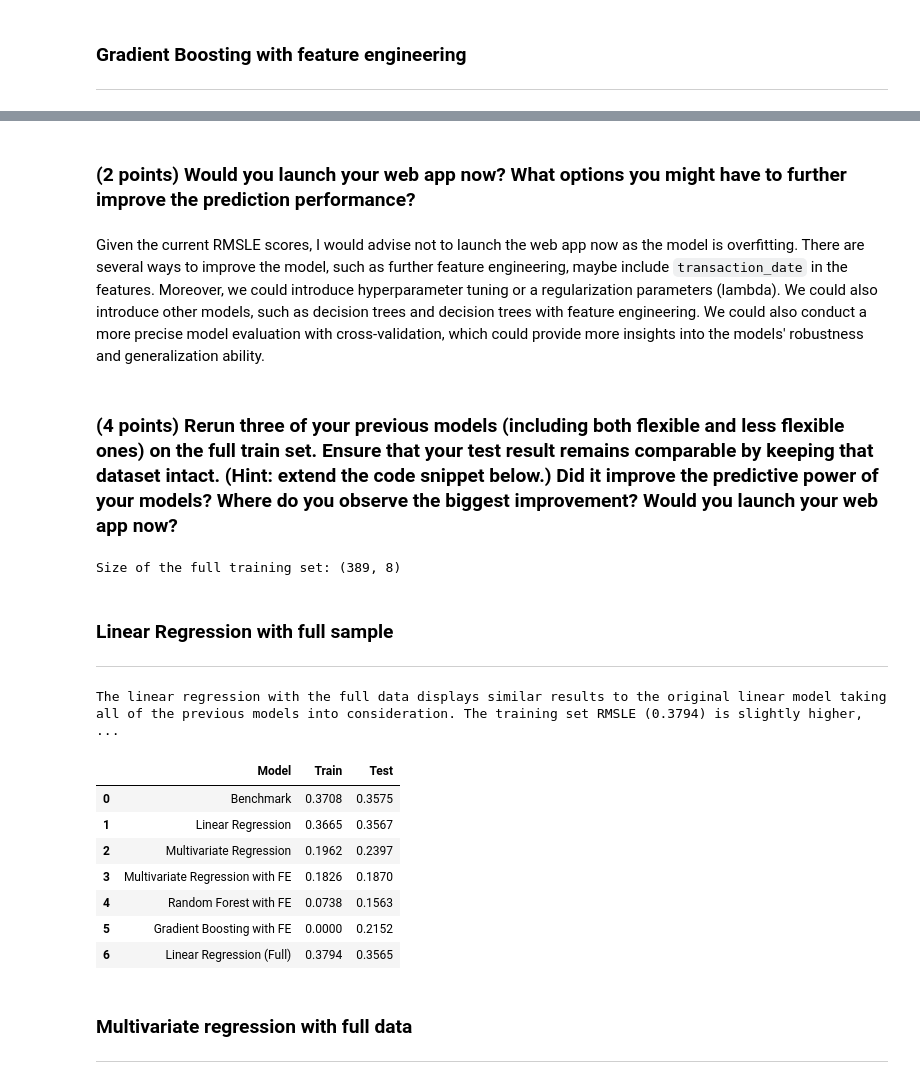
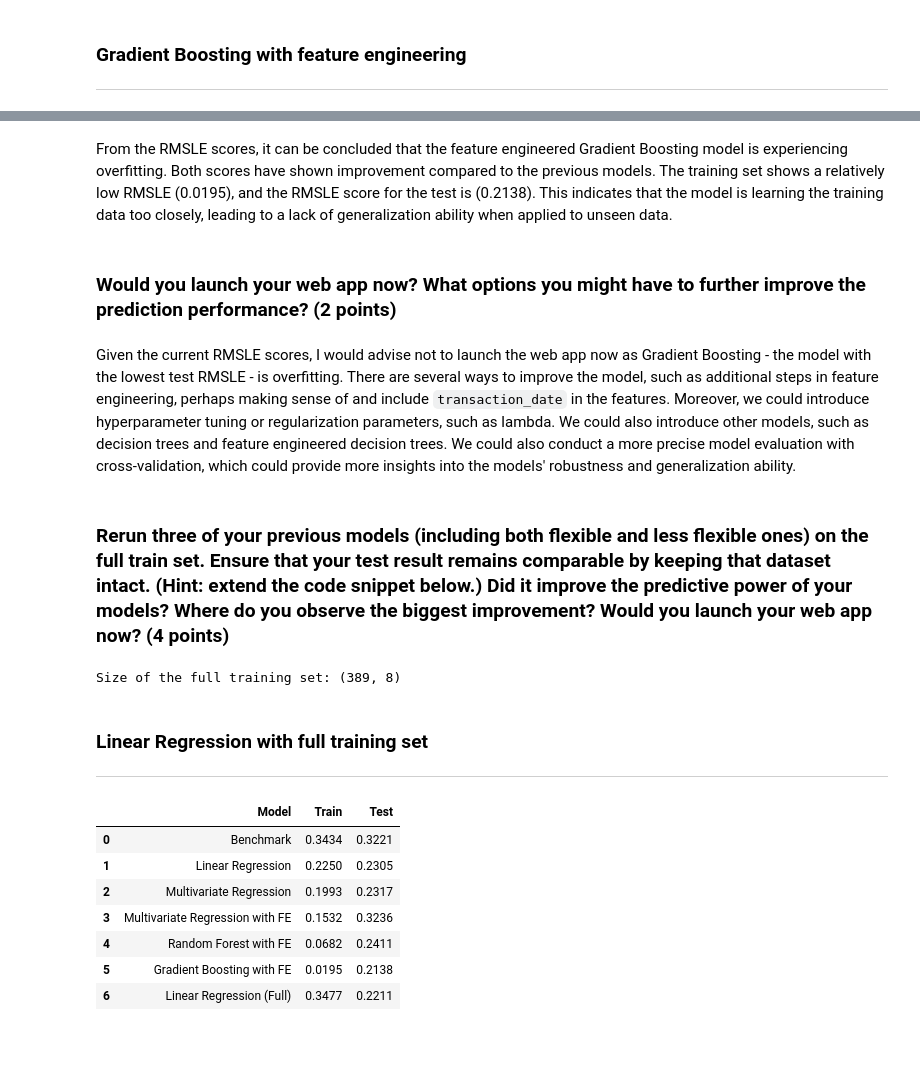
Before and after one commit to zsofiarebeka/ceu-ml1-ml2, a Jupyter notebook: Assignment 1/DS2_Assignment1_KATONA.ipynb, the cells around one changed output, grey strips where cells are left out. Saved outputs shown, nothing was run; the diff lists cells and outputs as text; code cells hidden in the pictures; blank space fills up the shorter version.

```diff
--- a/Assignment 1/DS2_Assignment1_KATONA.ipynb
+++ b/Assignment 1/DS2_Assignment1_KATONA.ipynb
@@ -79,6 +67,16 @@ Consdiering the impact of wrong predictions, an appropriate loss model for real
 # %%
-# Defining an alternative loss function
+# Defining the loss function (root mean squared logarithmic error)
 def calculateRMSLE(prediction, y_obs):
+    """
+    Calculate the Root Mean Squared Logarithmic Error (RMSLE) between the predicted values and the observed values.
+
+    Parameters:
+    - prediction: array-like, the predicted values.
+    - y_obs: array-like, the observed (true) values.
+
+    Returns:
+    - float: the RMSLE value rounded to four decimal places.
+    """
     return round(np.sqrt(
         np.mean(
                 (
@@ -115,14 +116,14 @@ As I have chosen only 3 features in total: `house_age`, `distance_to_the_nearest
 # %%
 from sklearn.linear_model import LinearRegression
 
-# Initialize the linear regression model
-lin_reg = LinearRegression().fit(X_train[["house_age"]], y_train)
+# Initializing the linear regression model
+lin_reg = LinearRegression().fit(X_train[["distance_to_the_nearest_MRT_station"]], y_train)
 
 # Predictions on training and testing sets
-train_predictions = lin_reg.predict(X_train[["house_age"]])
-test_predictions = lin_reg.predict(X_test[["house_age"]])
+train_predictions = lin_reg.predict(X_train[["distance_to_the_nearest_MRT_station"]])
+test_predictions = lin_reg.predict(X_test[["distance_to_the_nearest_MRT_station"]])
 
-# Calculating RMSLE for the training and testing sets
+# Calculating RMSLE for the training and test sets
 model_train_rmsle = calculateRMSLE(train_predictions, y_train)
 model_test_rmsle = calculateRMSLE(test_predictions, y_test)
 
@@ -130,11 +131,9 @@ model_test_rmsle = calculateRMSLE(test_predictions, y_test)
 model_result = pd.DataFrame([["Linear Regression", model_train_rmsle, model_test_rmsle]],
                             columns=["Model", "Train", "Test"])
 
-# Appending model_result to the existing results_df DataFrame
+# Appending the results to the existing results_df DataFrame
 results_df = pd.concat([results_df, model_result], ignore_index=True)
 
 # Displaying the updated results
-print(f"The linear model is performing slighlty better comparing to the simple benchmark. ({model_train_rmsle}) for the training set and ({model_test_rmsle}) \n for the test set. The test set is still performing weaker than the training \n set, suggesting that this model is slightly overfitted.")
-print(" "*10)
 results_df
 # %% [output]
@@ -263,6 +268,9 @@ features_fe = real_estate_sample[[
     "distance_to_city_center"
 ]]
 
+# Redeclaring the prng before the next split to obtain the same test set
+prng = np.random.RandomState(20240322)
+
 # Splitting the data again with the feature engineered variables
 X_train_fe, X_test_fe, y_train_fe, y_test_fe = train_test_split(features_fe, outcome, test_size=0.3, random_state=prng)
 
@@ -384,7 +388,9 @@ From the RMSLE scores, it can be concluded that the feature engineered Gradient
+# %% [markdown]
+From the RMSLE scores, it can be concluded that the feature engineered Gradient Boosting model is experiencing overfitting. Both scores have shown improvement compared to the previous models. The training set shows a relatively low RMSLE (0.0195), and the RMSLE score for the test is (0.2138). This indicates that the model is learning the training data too closely, leading to a lack of generalization ability when applied to unseen data.
 # %% [markdown]
-### (2 points) Would you launch your web app now? What options you might have to further improve the prediction performance?
+### Would you launch your web app now? What options you might have to further improve the prediction performance? (2 points)
 # %% [markdown]
-Given the current RMSLE scores, I would advise not to launch the web app now as the model is overfitting. There are several ways to improve the model, such as further feature engineering, maybe include `transaction_date` in the features. Moreover, we could introduce hyperparameter tuning or a regularization parameters (lambda). We could also introduce other models, such as decision trees and decision trees with feature engineering. We could also conduct a more precise model evaluation with cross-validation, which could provide more insights into the models' robustness and generalization ability.
+Given the current RMSLE scores, I would advise not to launch the web app now as Gradient Boosting - the model with the lowest test RMSLE -  is overfitting. There are several ways to improve the model, such as additional steps in feature engineering, perhaps making sense of and include `transaction_date` in the features. Moreover, we could introduce hyperparameter tuning or regularization parameters, such as lambda. We could also introduce other models, such as decision trees and feature engineered decision trees. We could also conduct a more precise model evaluation with cross-validation, which could provide more insights into the models' robustness and generalization ability.
 # %% [markdown]
-### (4 points) Rerun three of your previous models (including both flexible and less flexible ones) on the full train set. Ensure that your test result remains comparable by keeping that dataset intact. (Hint: extend the code snippet below.) Did it improve the predictive power of your models? Where do you observe the biggest improvement? Would you launch your web app now?
+### Rerun three of your previous models (including both flexible and less flexible ones) on the full train set. Ensure that your test result remains comparable by keeping that dataset intact. (Hint: extend the code snippet below.) Did it improve the predictive power of your models? Where do you observe the biggest improvement? Would you launch your web app now? (4 points)
 # %%
@@ -404,40 +412,34 @@ X_train_full = real_estate_full[["house_age",
 y_train_full = real_estate_full["house_price_of_unit_area"]
 # %% [markdown]
-### Linear Regression with full sample
+### Linear Regression with full training set
 ---
 # %%
-# Initialize the linear regression model
-lin_reg = LinearRegression().fit(X_train_full[["house_age"]], y_train_full)
+# Initializing the linear regression model
+lin_reg_full = LinearRegression().fit(X_train_full[["distance_to_the_nearest_MRT_station"]], y_train_full)
 
 # Predictions on training and testing sets
-train_predictions_full = lin_reg.predict(X_train_full[["house_age"]])
-test_predictions_full = lin_reg.predict(X_test[["house_age"]])
+train_predictions_full = lin_reg_full.predict(X_train_full[["distance_to_the_nearest_MRT_station"]])
+test_predictions_full = lin_reg_full.predict(X_test[["distance_to_the_nearest_MRT_station"]])
 
 # Calculating RMSLE for the training and testing sets
 model_train_rmsle_full = calculateRMSLE(train_predictions_full, y_train_full)
 model_test_rmsle_full = calculateRMSLE(test_predictions_full, y_test)
 
 # Preparing the model's results
 model_result_full = pd.DataFrame([["Linear Regression (Full)", model_train_rmsle_full, model_test_rmsle_full]],
                             columns=["Model", "Train", "Test"])
 
 # Appending model_result to the existing results_df DataFrame
 results_df = pd.concat([results_df, model_result_full], ignore_index=True)
 
 # Displaying the updated results
-print(f"The linear regression with the full data displays similar results to the original linear model taking all of the previous models into consideration. The training set RMSLE ({model_train_rmsle_full}) is slightly higher, and the test RMSLE ({model_test_rmsle_full}) is lower compared to the original linear regression. This means that the full data model might not fit the training data as well as the original model. The scores suggest that the model performs similarly on the training set and on the test set, meaning that it can make accurate predictions on new data.")
-print(" "*10)
 results_df
 # %% [output]
-The linear regression with the full data displays similar results to the original linear model taking all of the previous models into consideration. The training set RMSLE (0.3794) is slightly higher, ...
 |  | Model | Train | Test |
-| 0 | Benchmark | 0.3708 | 0.3575 |
-| 1 | Linear Regression | 0.3665 | 0.3567 |
-| 2 | Multivariate Regression | 0.1962 | 0.2397 |
-| 3 | Multivariate Regression with FE | 0.1826 | 0.1870 |
-| 4 | Random Forest with FE | 0.0738 | 0.1563 |
-| 5 | Gradient Boosting with FE | 0.0000 | 0.2152 |
-| 6 | Linear Regression (Full) | 0.3794 | 0.3565 |
+| 0 | Benchmark | 0.3434 | 0.3221 |
+| 1 | Linear Regression | 0.2250 | 0.2305 |
+| 2 | Multivariate Regression | 0.1993 | 0.2317 |
+| 3 | Multivariate Regression with FE | 0.1532 | 0.3236 |
+| 4 | Random Forest with FE | 0.0682 | 0.2411 |
+| 5 | Gradient Boosting with FE | 0.0195 | 0.2138 |
+| 6 | Linear Regression (Full) | 0.3477 | 0.2211 |
-# %% [markdown]
-### Multivariate regression with full data
----
```
Also changed, not shown: parts of 47 cells of this notebook.
